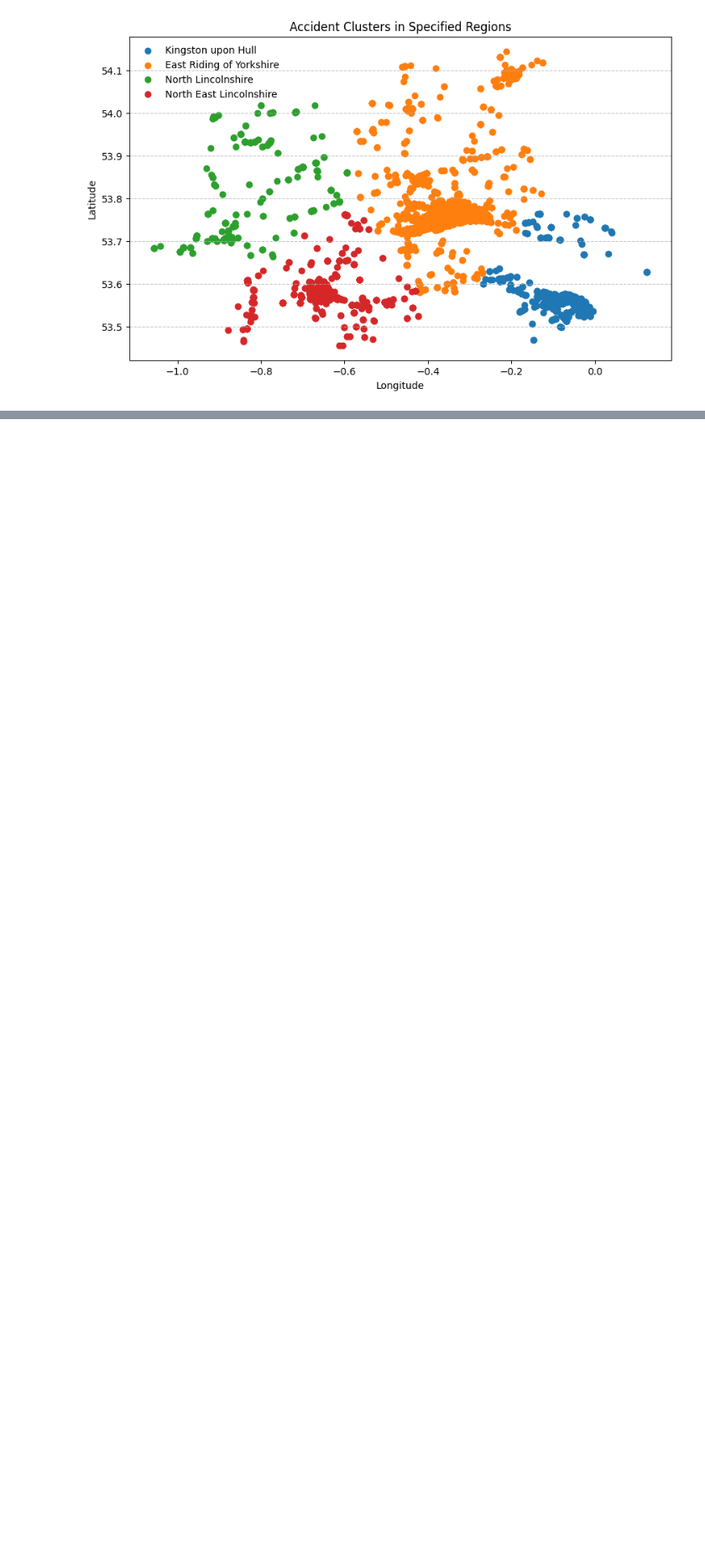
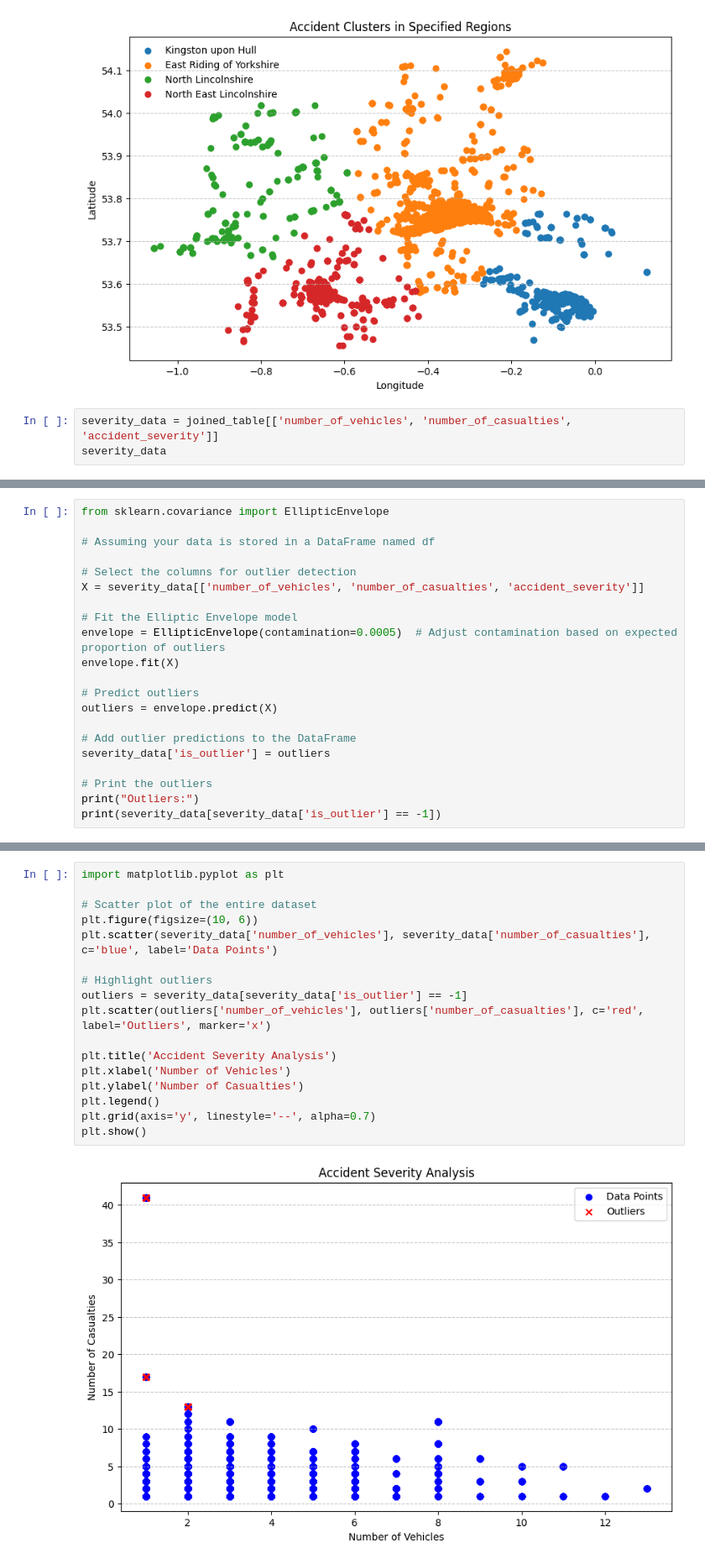
Before and after one commit to usm1ai/Accident_Prediction, a Jupyter notebook: Accident_Pro.ipynb, the cells around one changed output, grey strips where cells are left out. Shown at 84% size. Cells and saved outputs as stored; diff of their text form; blank space fills up the shorter version.

```diff
--- a/Accident_Pro.ipynb
+++ b/Accident_Pro.ipynb
@@ -409,3 +401,6 @@ plt.grid(axis='y', linestyle='--', alpha=0.7)
 plt.show()
 # %% [output]
 [figure]
+# %%
+severity_data = joined_table[['number_of_vehicles', 'number_of_casualties', 'accident_severity']]
+severity_data
@@ -411,0 +437,21 @@ plt.show()
+# %%
+from sklearn.covariance import EllipticEnvelope
+
+# Assuming your data is stored in a DataFrame named df
+
+# Select the columns for outlier detection
+X = severity_data[['number_of_vehicles', 'number_of_casualties', 'accident_severity']]
+
+# Fit the Elliptic Envelope model
+envelope = EllipticEnvelope(contamination=0.0005)  # Adjust contamination based on expected proportion of outliers
+envelope.fit(X)
+
+# Predict outliers
+outliers = envelope.predict(X)
+
+# Add outlier predictions to the DataFrame
+severity_data['is_outlier'] = outliers
+
+# Print the outliers
+print("Outliers:")
+print(severity_data[severity_data['is_outlier'] == -1])
@@ -411,0 +481,19 @@ plt.show()
+# %%
+import matplotlib.pyplot as plt
+
+# Scatter plot of the entire dataset
+plt.figure(figsize=(10, 6))
+plt.scatter(severity_data['number_of_vehicles'], severity_data['number_of_casualties'], c='blue', label='Data Points')
+
+# Highlight outliers
+outliers = severity_data[severity_data['is_outlier'] == -1]
+plt.scatter(outliers['number_of_vehicles'], outliers['number_of_casualties'], c='red', label='Outliers', marker='x')
+
+plt.title('Accident Severity Analysis')
+plt.xlabel('Number of Vehicles')
+plt.ylabel('Number of Casualties')
+plt.legend()
+plt.grid(axis='y', linestyle='--', alpha=0.7)
+plt.show()
+# %% [output]
+[figure, added]
```
Also changed, not shown: parts of 11 cells of this notebook.
